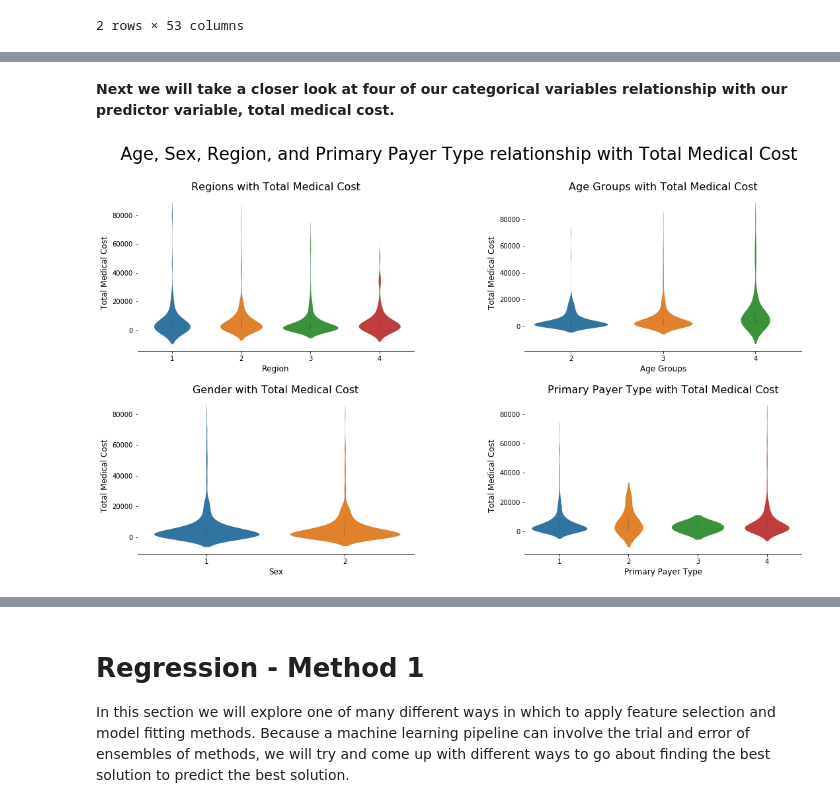
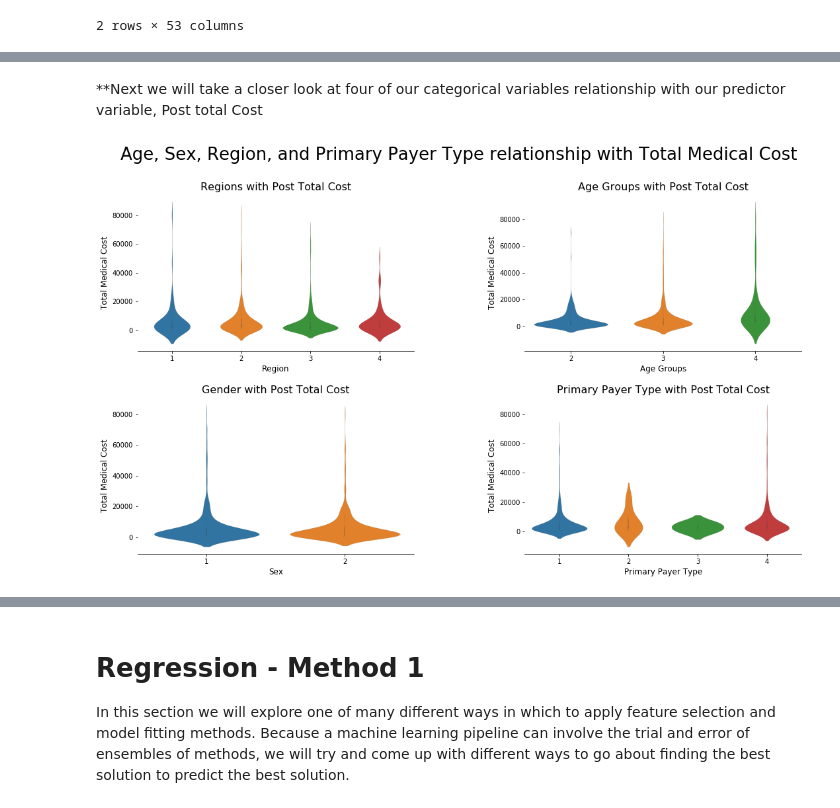
Before and after one commit to edalrami/hccs-final, a Jupyter notebook: Healthcare Final Project - DR.ipynb, the cells around one changed output, grey strips where cells are left out. Drawn from its saved outputs; the diff is of its cells as text; code cells hidden in the pictures.

```diff
--- a/Healthcare Final Project - DR.ipynb
+++ b/Healthcare Final Project - DR.ipynb
@@ -284,5 +285,5 @@ Our visual analysis yields the following:
 # %% [markdown]
-**Next we will take a closer look at four of our categorical variables relationship with our predictor variable, total medical cost.**
+**Next we will take a closer look at four of our categorical variables relationship with our predictor variable, Post total Cost
 # %%
 #Taking a look at Age, Sex, Region, and Primary Payer Type relationship with Total Medical Cost
 
@@ -298,38 +299,38 @@ plt.subplot(2,2,1)
 
 sns.violinplot(x=data1.regionN, y= data['post_total_cost'], linewidth=0.1)
 plt.xlabel('Region',fontsize = 12)
 plt.ylabel('Total Medical Cost',fontsize = 12)
-plt.title('Regions with Total Medical Cost',fontsize = 16)
+plt.title('Regions with Post Total Cost',fontsize = 16)
 
 #-------------------------------------------
 plt.subplot(2,2,2)
 
 
 sns.violinplot(x=data1.age_grpN, y=data['post_total_cost'], linewidth=0.1)
 plt.xlabel('Age Groups',fontsize = 12)
 plt.ylabel('Total Medical Cost',fontsize = 12)
-plt.title('Age Groups with Total Medical Cost',fontsize = 16)
+plt.title('Age Groups with Post Total Cost',fontsize = 16)
 #-------------------------------------------
 plt.subplot(2,2,3)
 
 
 sns.violinplot(x=data1.sexN, y=data['post_total_cost'], linewidth=0.1)
 plt.xlabel('Sex',fontsize = 12)
 plt.ylabel('Total Medical Cost',fontsize = 12)
-plt.title('Gender with Total Medical Cost',fontsize = 16)
+plt.title('Gender with Post Total Cost',fontsize = 16)
 
 #--------------------------------------------
 
 plt.subplot(2,2,4)
 
 
 sns.violinplot(x=data1.idx_paytypN, y=data['post_total_cost'], linewidth=0.1)
 plt.xlabel('Primary Payer Type',fontsize = 12)
 plt.ylabel('Total Medical Cost',fontsize = 12)
-plt.title('Primary Payer Type with Total Medical Cost',fontsize = 16)
+plt.title('Primary Payer Type with Post Total Cost',fontsize = 16)
 sns.despine(left=True);
 # %% [output]
-[figure, old version]
+[figure, new version]
 # %% [markdown]
 Through this visual analysis, we understand the following:
 
```
Also changed, not shown: parts of 60 cells of this notebook.
